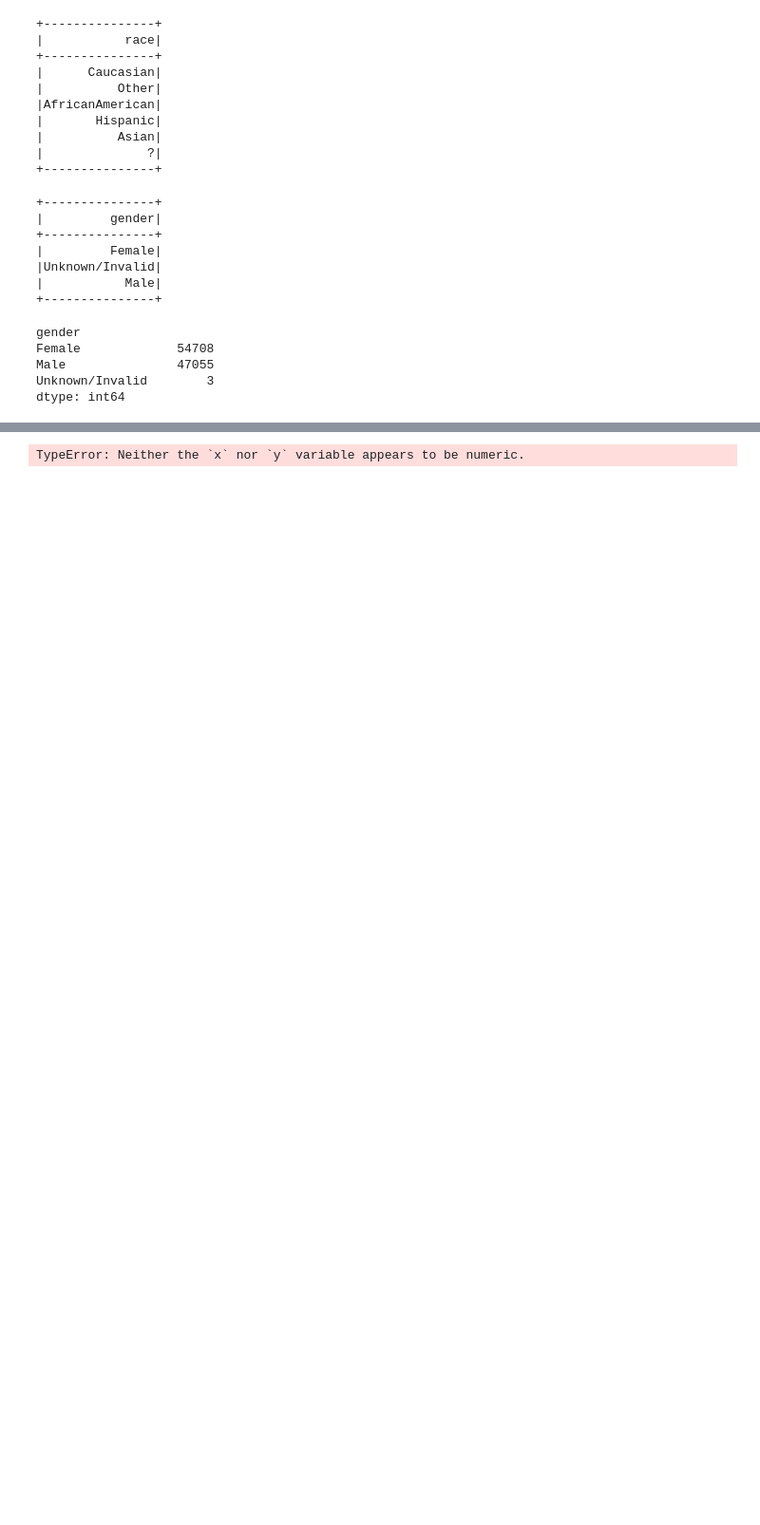
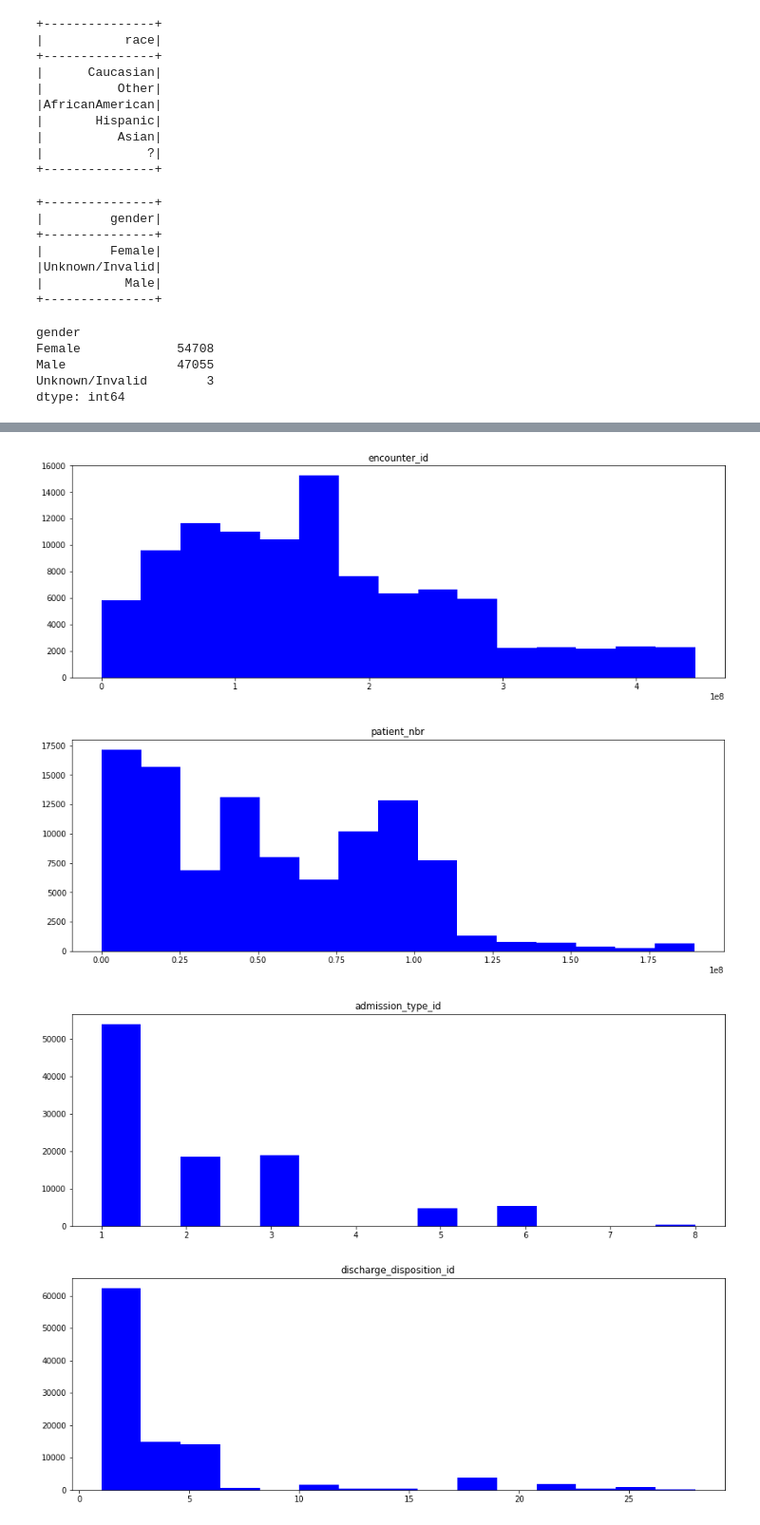
Before and after one commit to surajsangwan90/Uoa-infosys722, a Jupyter notebook: iteration-4_prediction_hospital_readmission_rate.ipynb, the cells around one changed output, grey strips where cells are left out. Shown: that part at 95% size. Cells and saved outputs as stored; diff of their text form; code cells hidden in the pictures; blank space fills up the shorter version.

```diff
--- a/iteration-4_prediction_hospital_readmission_rate.ipynb
+++ b/iteration-4_prediction_hospital_readmission_rate.ipynb
@@ -171,4 +315,13 @@ sns.countplot(data=(diabetic_data.select('readmitted').toPandas()), x='readmitte
 # %%
-sns.barplot(data=(diabetic_data.select('race','readmitted').toPandas()), x='race',y='readmitted')
+def histogram(df):
+    for col in numeric_columns:
+        plt.figure(figsize=(15,5))
+        plt.hist(data=(diabetic_data.select(col).toPandas()),x=col,bins=15, color='b')
+        plt.title(col)
+        plt.show()
+histogram(diabetic_data)
 # %% [output]
-TypeError: Neither the `x` nor `y` variable appears to be numeric.
+[figure, added]
+[figure, added]
+[figure, added]
+[figure, added]
```
Also changed, not shown: parts of 56 cells of this notebook, 2 other files.
